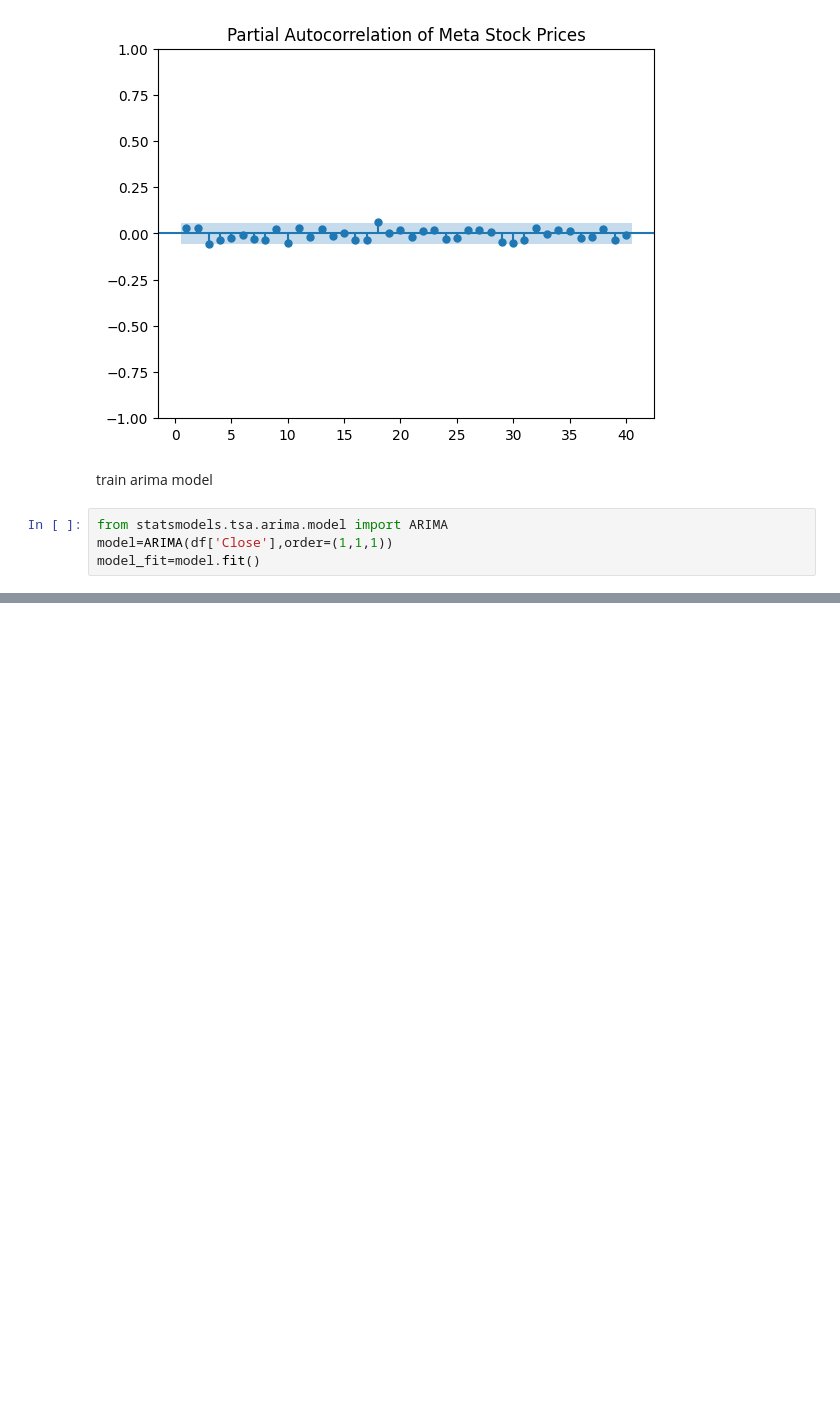
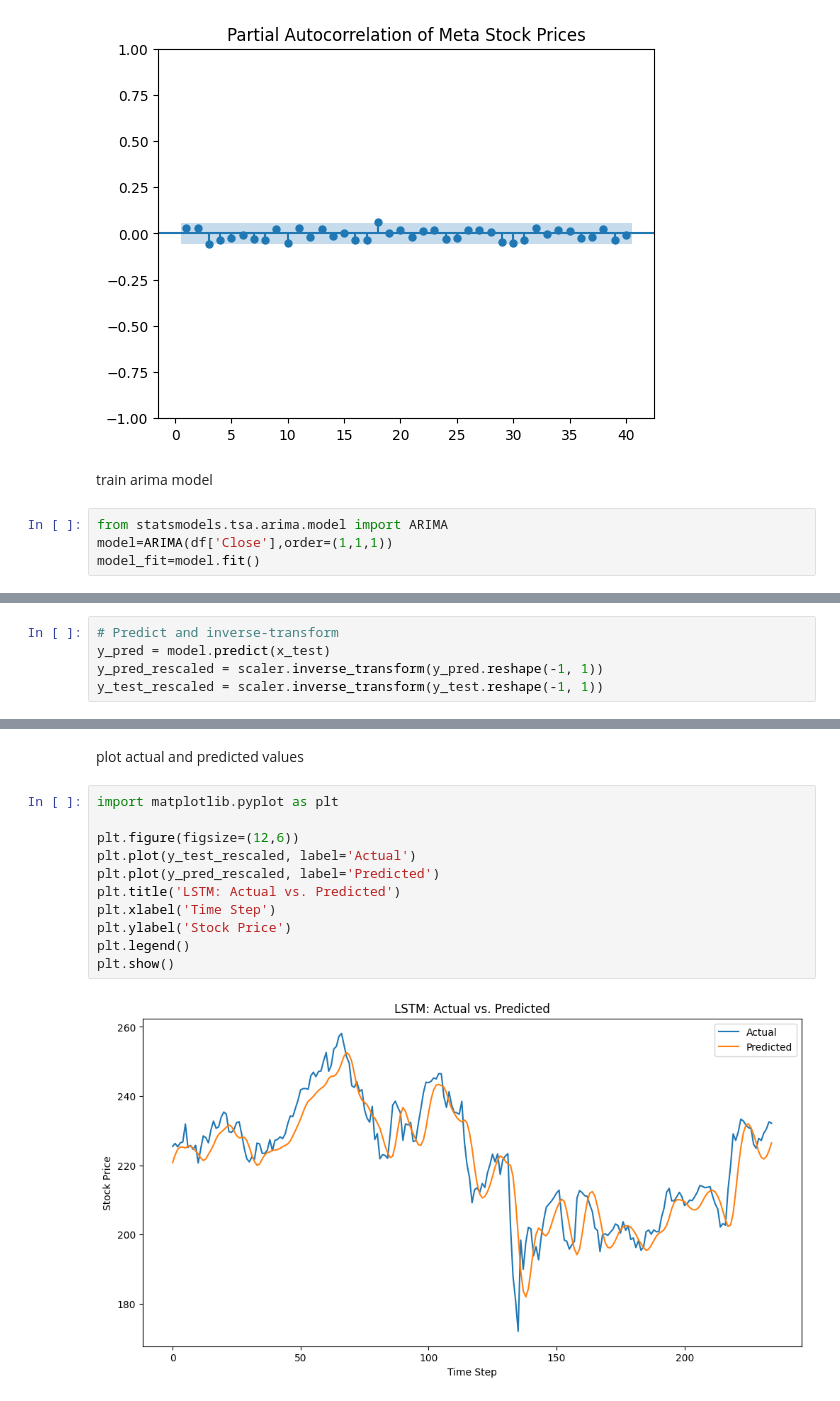
Before and after one commit to rashedulemon/TSF_Stock_Prices, a Jupyter notebook: src/main.ipynb, the cells around one changed output, grey strips where cells are left out. Cells and saved outputs as stored; diff of their text form; blank space fills up the shorter version.

```diff
--- a/src/main.ipynb
+++ b/src/main.ipynb
@@ -244,0 +366,5 @@ Warnings:
+# %%
+# Predict and inverse-transform
+y_pred = model.predict(x_test)
+y_pred_rescaled = scaler.inverse_transform(y_pred.reshape(-1, 1))
+y_test_rescaled = scaler.inverse_transform(y_test.reshape(-1, 1))
@@ -244,0 +412,15 @@ Warnings:
+# %% [markdown]
+plot actual and predicted values
+# %%
+import matplotlib.pyplot as plt
+
+plt.figure(figsize=(12,6))
+plt.plot(y_test_rescaled, label='Actual')
+plt.plot(y_pred_rescaled, label='Predicted')
+plt.title('LSTM: Actual vs. Predicted')
+plt.xlabel('Time Step')
+plt.ylabel('Stock Price')
+plt.legend()
+plt.show()
+# %% [output]
+[figure, added]
```
Also changed, not shown: parts of 23 cells of this notebook.
